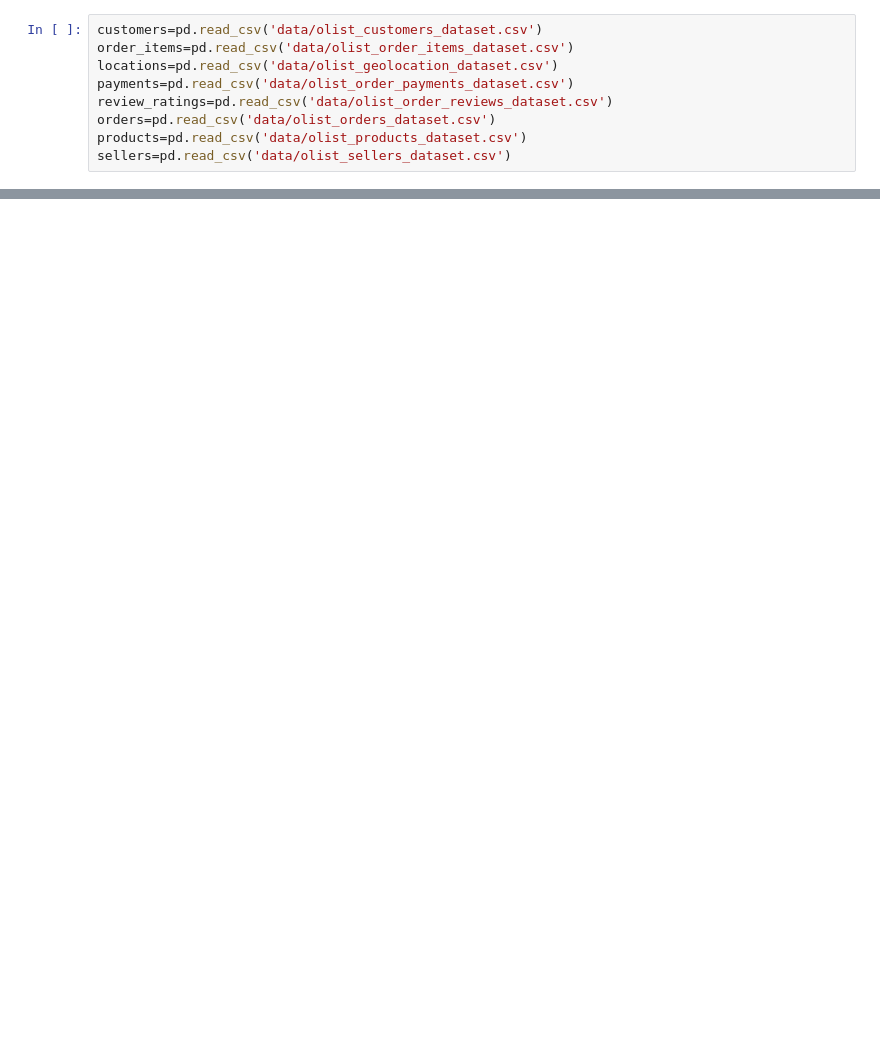
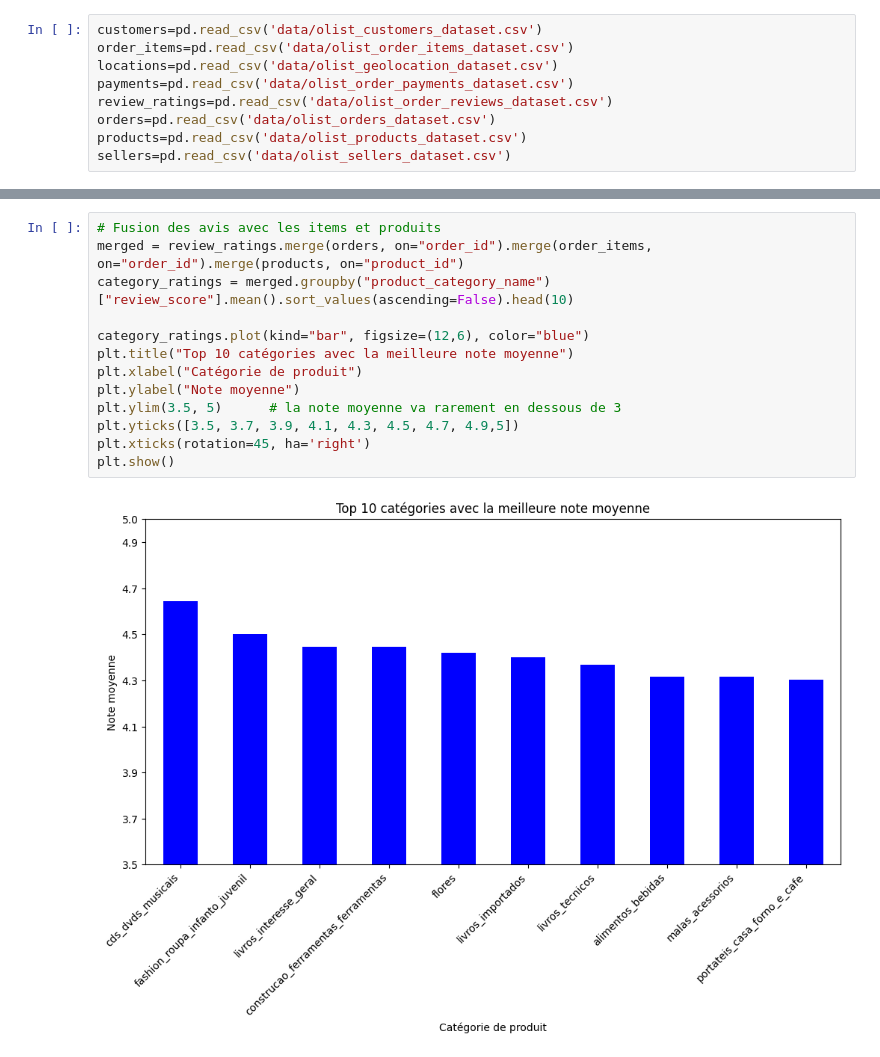
Before and after one commit to rensebastien/E-commerce-Analytics, a Jupyter notebook: e_commerce_analytics.ipynb, the cells around one changed output, grey strips where cells are left out. Drawn from its saved outputs; the diff is of its cells as text; blank space fills up the shorter version.

```diff
--- a/e_commerce_analytics.ipynb
+++ b/e_commerce_analytics.ipynb
@@ -30 +110,16 @@ sellers=pd.read_csv('data/olist_sellers_dataset.csv')
+# %%
+# Fusion des avis avec les items et produits
+merged = review_ratings.merge(orders, on="order_id").merge(order_items, on="order_id").merge(products, on="product_id")
+category_ratings = merged.groupby("product_category_name")["review_score"].mean().sort_values(ascending=False).head(10)
+
+category_ratings.plot(kind="bar", figsize=(12,6), color="blue")
+plt.title("Top 10 catégories avec la meilleure note moyenne")
+plt.xlabel("Catégorie de produit")
+plt.ylabel("Note moyenne")
+plt.ylim(3.5, 5)      # la note moyenne va rarement en dessous de 3
+plt.yticks([3.5, 3.7, 3.9, 4.1, 4.3, 4.5, 4.7, 4.9,5])
+plt.xticks(rotation=45, ha='right')
+plt.show()
+# %% [output]
+[figure, added]
 # %%
```
Also changed, not shown: parts of 7 cells of this notebook.
